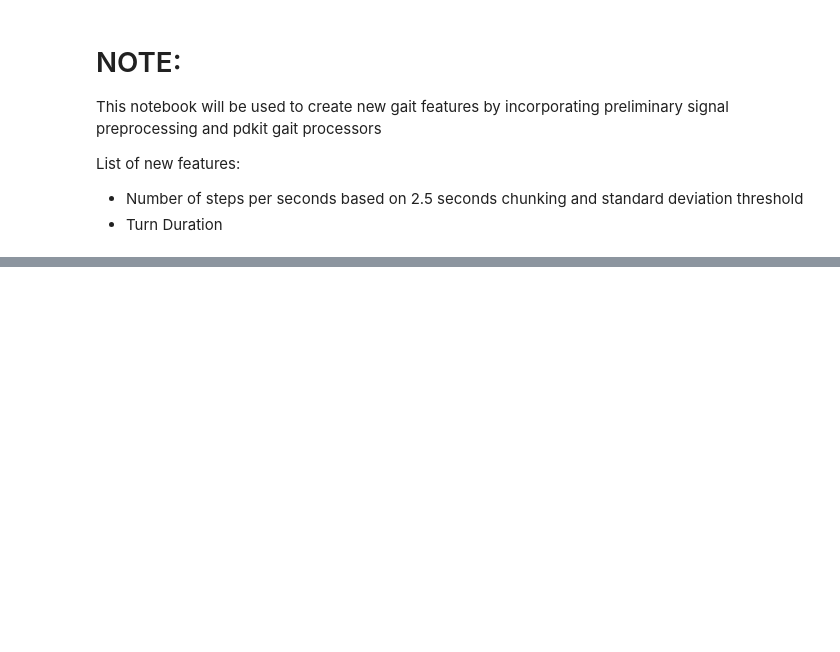
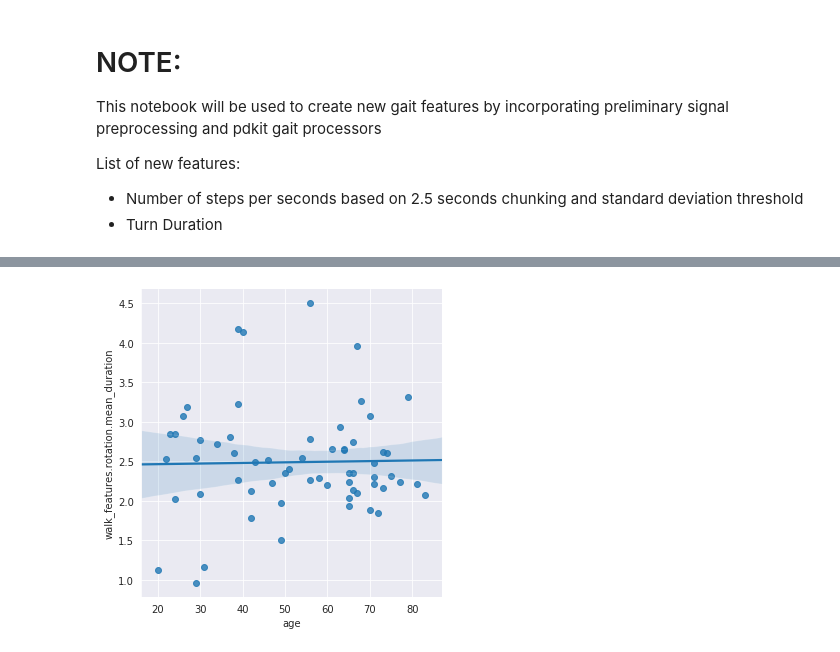
Before and after one commit to arytontediarjo/mPower-Analysis, a Jupyter notebook: Notebooks/Organized_Notebooks/new_signal_algo.ipynb, the cells around one changed output, grey strips where cells are left out. Drawn from its saved outputs; the diff is of its cells as text; code cells hidden in the pictures; blank space fills up the shorter version.

```diff
--- a/Notebooks/Organized_Notebooks/new_signal_algo.ipynb
+++ b/Notebooks/Organized_Notebooks/new_signal_algo.ipynb
@@ -173,0 +427,5 @@ plt.grid()
+# %%
+sns.lmplot(x = "age", y = "walk_features.rotation.mean_duration", data = test_df)
+plt.grid()
+# %% [output]
+[figure, added]
```
Also changed, not shown: parts of 18 cells of this notebook, 1 other file.
